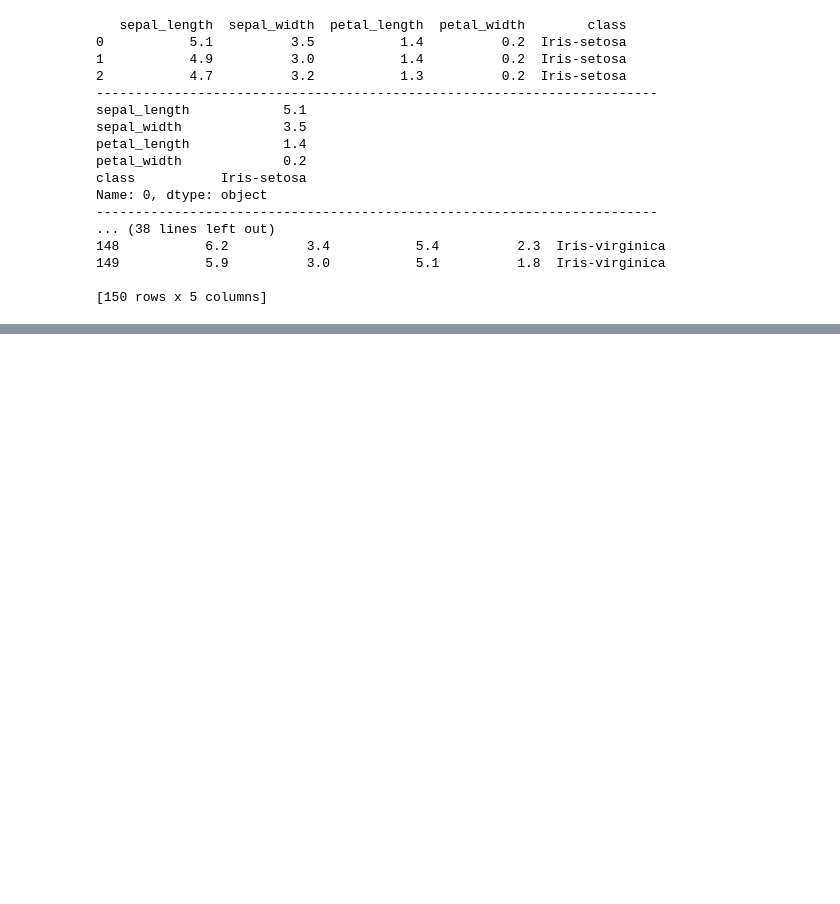
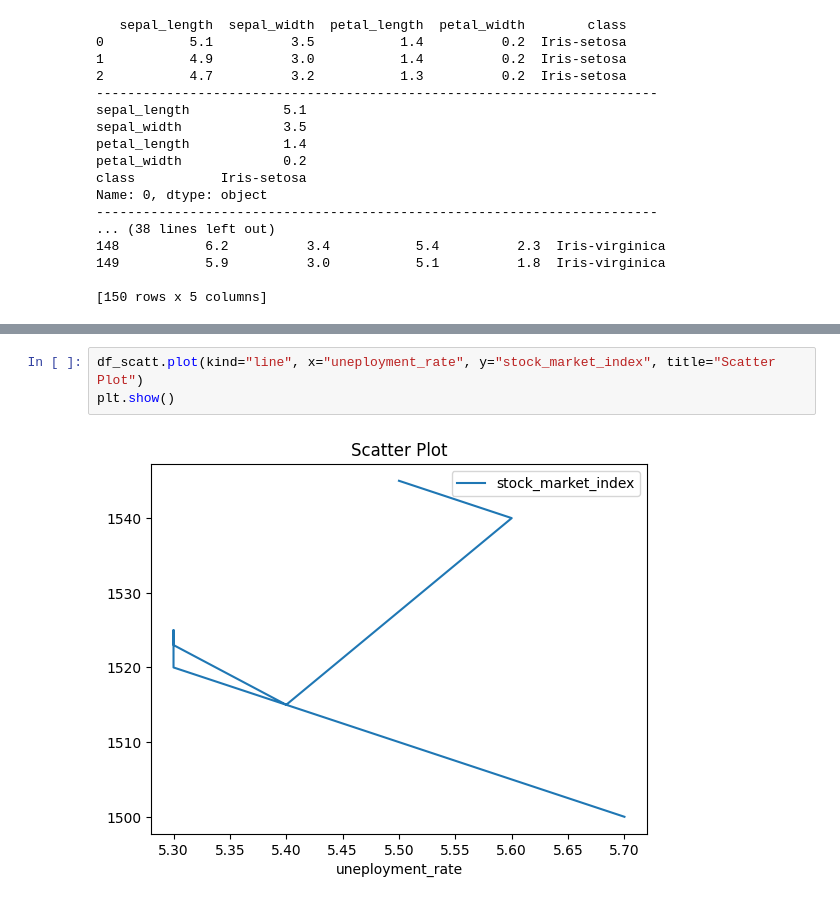
Before and after one commit to BabakDavarmanesh/Learning_Pandas, a Jupyter notebook: Learning_Pandas.ipynb, the cells around one changed output, grey strips where cells are left out. Saved outputs shown, nothing was run; the diff lists cells and outputs as text; blank space fills up the shorter version.

```diff
--- a/Learning_Pandas.ipynb
+++ b/Learning_Pandas.ipynb
@@ -567,0 +598,5 @@ Name: 0, dtype: object
+# %%
+df_scatt.plot(kind="line", x="uneployment_rate", y="stock_market_index", title="Scatter Plot")
+plt.show()
+# %% [output]
+[figure, added]
```
Also changed, not shown: parts of 16 cells of this notebook.
